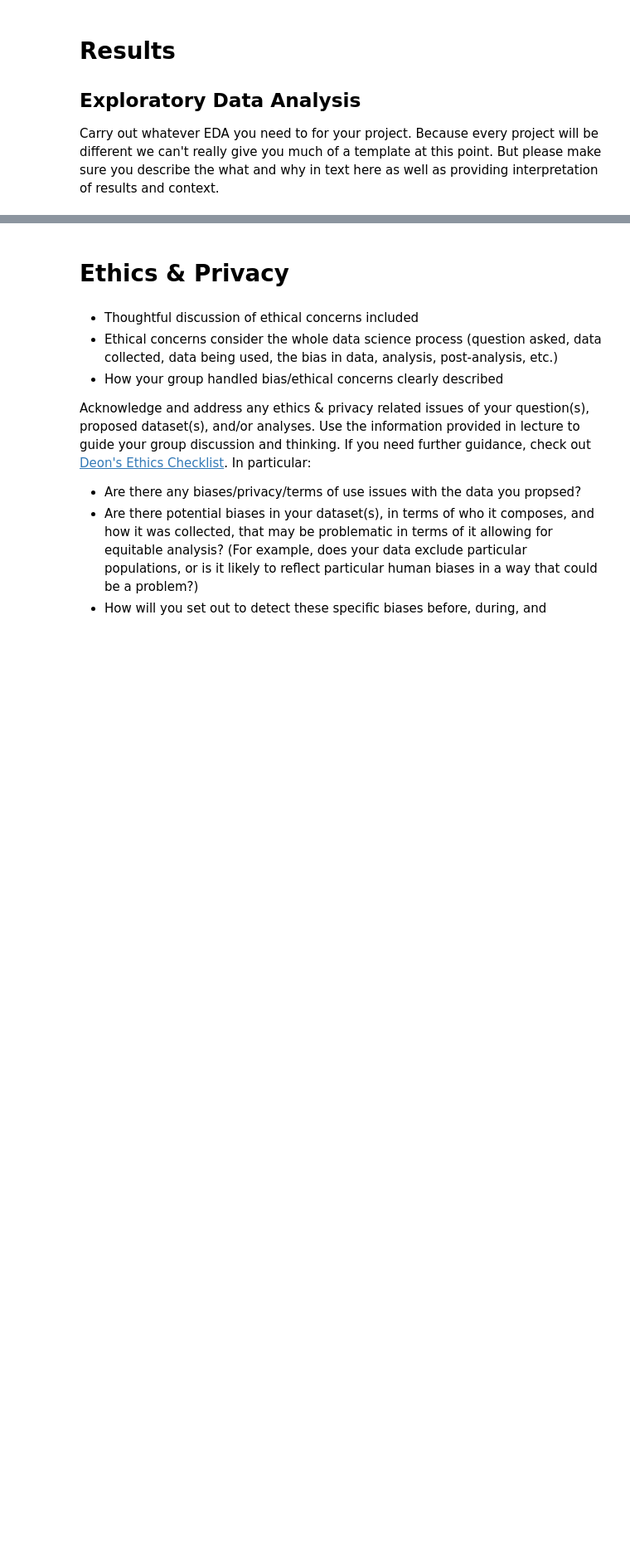
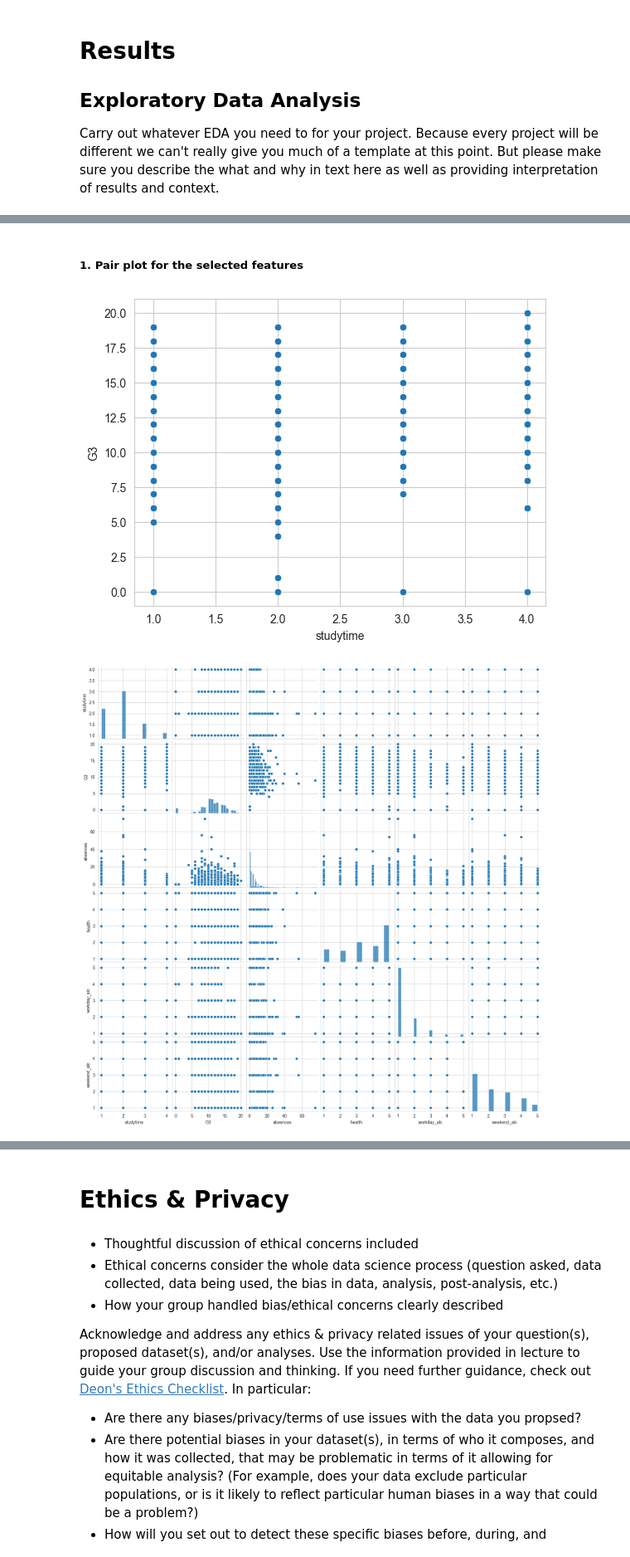
Before and after one commit to COGS108/Group088_WI24, a Jupyter notebook: EDACheckpoint_Group088_WI24.ipynb, the cells around one changed output, grey strips where cells are left out. Shown at 83% size. Drawn from its saved outputs; the diff is of its cells as text; code cells hidden in the pictures; blank space fills up the shorter version.

```diff
--- a/EDACheckpoint_Group088_WI24.ipynb
+++ b/EDACheckpoint_Group088_WI24.ipynb
@@ -194,0 +319,13 @@ Carry out whatever EDA you need to for your project.  Because every project will
+# %% [markdown]
+##### 1. Pair plot for the selected features
+# %%
+# Scatter plot of study time vs final grade
+sns.scatterplot(data=df, x='studytime', y='G3')
+plt.show()
+
+# Pair plot of selected features
+sns.pairplot(df[['studytime', 'G3', 'absences', 'health', 'workday_alc', 'weekend_alc']])
+plt.show()
+# %% [output]
+[figure, added]
+[figure, added]
```
Also changed, not shown: parts of 47 cells of this notebook.
